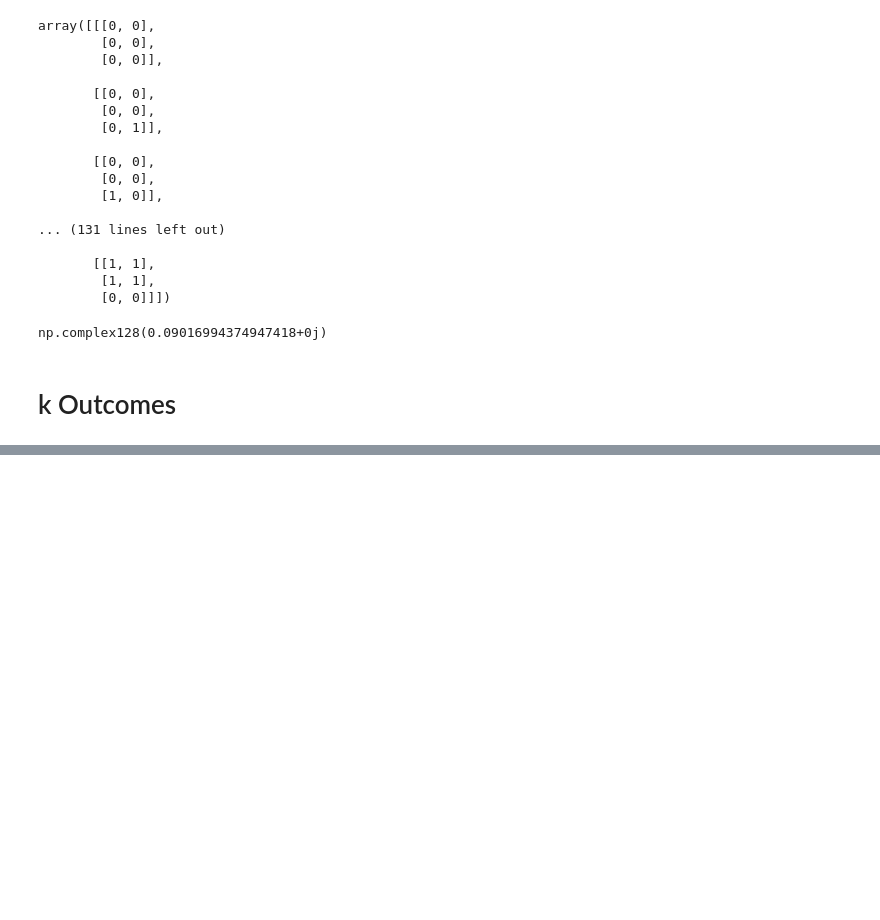
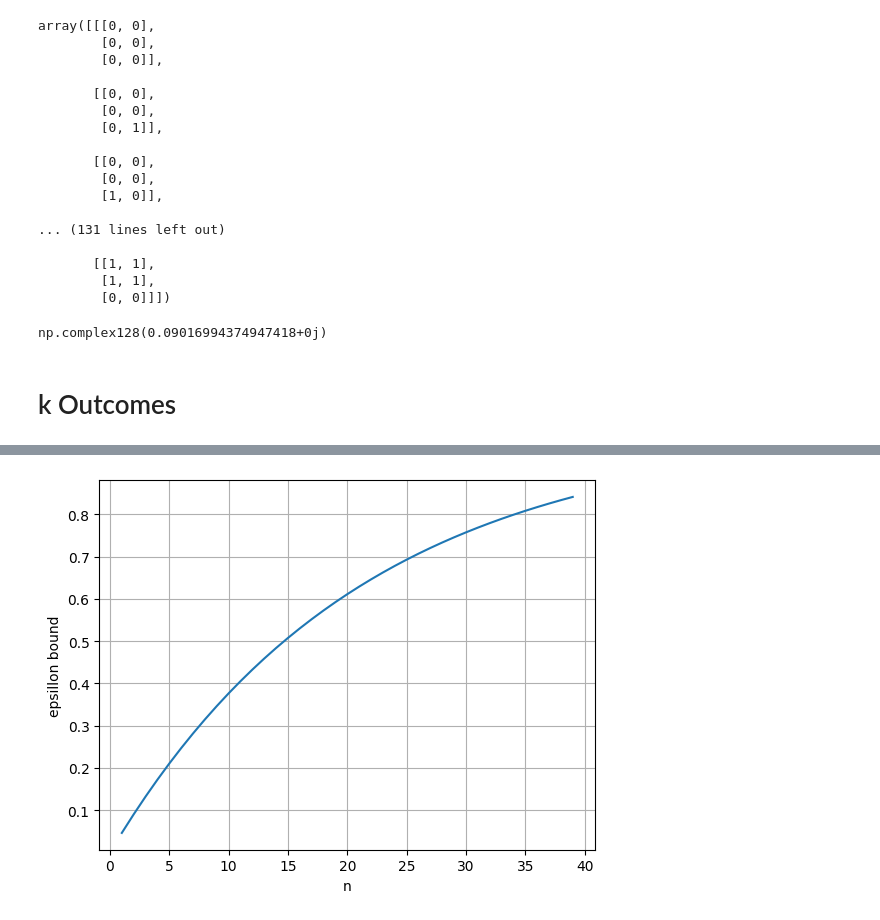
Before and after one commit to josephniblo/bell-non-locality, a Jupyter notebook: modelling.ipynb, the cells around one changed output, grey strips where cells are left out. Saved outputs shown, nothing was run; the diff lists cells and outputs as text; code cells hidden in the pictures; blank space fills up the shorter version.

```diff
--- a/modelling.ipynb
+++ b/modelling.ipynb
@@ -200,0 +252,14 @@ for i in range(2, 6):
+# %%
+# plot epsillon = 1 - root(1 - P(n, k))
+import matplotlib.pyplot as plt
+x = list(range(1, 40))
+y = [1 - np.sqrt(1 - p_n_k_from_inverted(i)) for i in x]
+plt.plot(x, y)
+plt.xlabel('n')
+plt.ylabel('epsillon bound')
+plt.grid()
+
+plt.savefig('epsillon_bound.png')
+plt.show()
+# %% [output]
+[figure, added]
```
Also changed, not shown: parts of 10 cells of this notebook, 4 other files.
